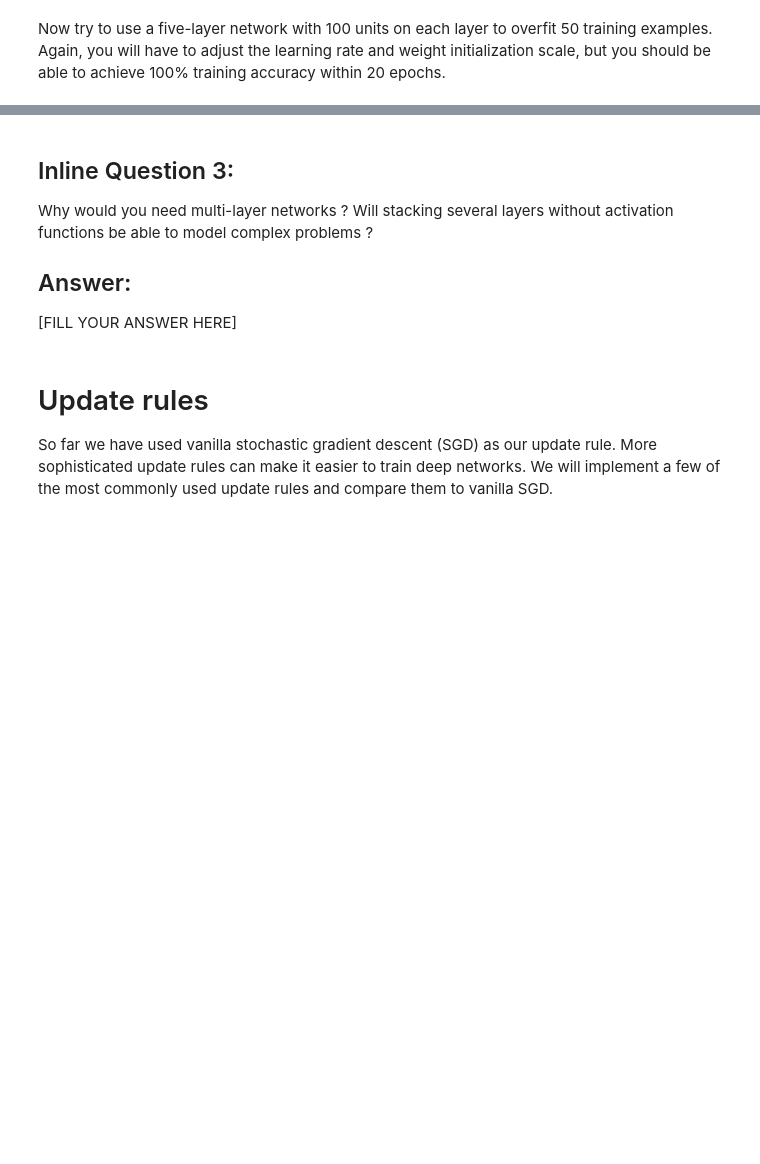
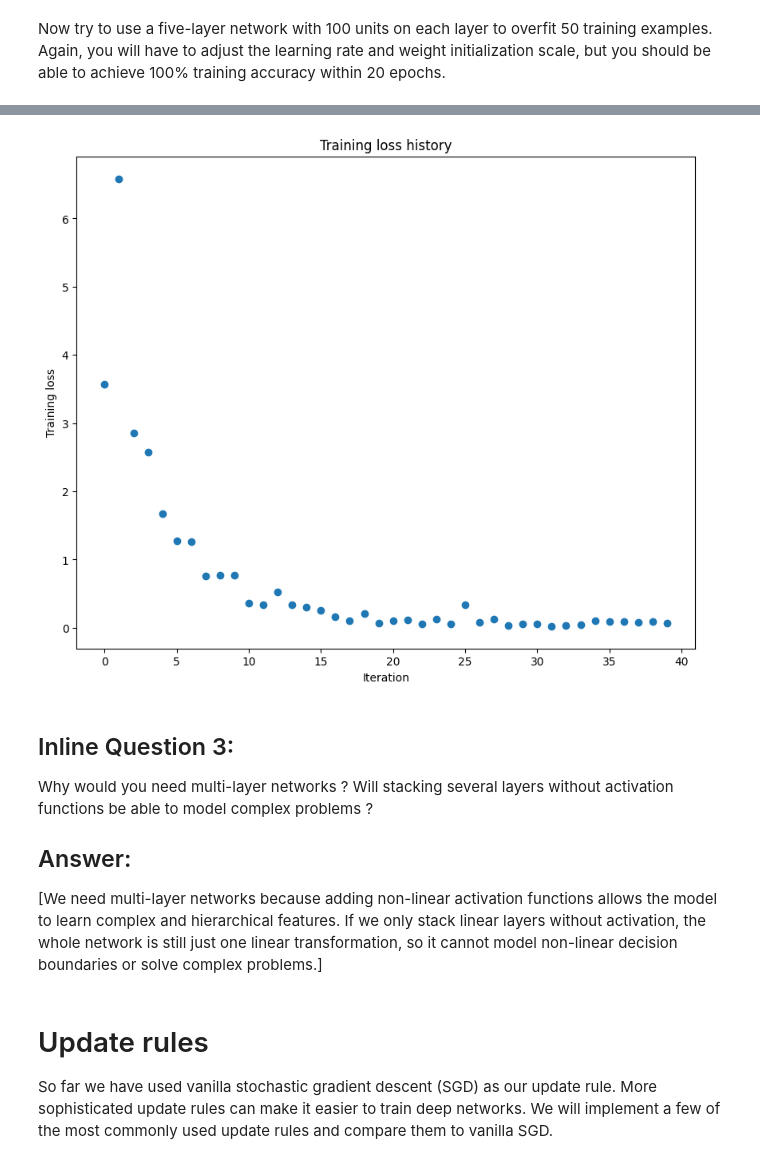
Before and after one commit to Lris00994/Lab1-Rui-Li, a Jupyter notebook: Q1-FCNetworks.ipynb, the cells around one changed output, grey strips where cells are left out. Drawn from its saved outputs; the diff is of its cells as text; code cells hidden in the pictures; blank space fills up the shorter version.

Commit message:
Q1: Add Solver and Initial loss + gradient check

```diff
--- a/Q1-FCNetworks.ipynb
+++ b/Q1-FCNetworks.ipynb
@@ -698,8 +737,8 @@ small_data = {
   'y_val': data['y_val'],
 }
 
-learning_rate = 2e-1  # Experiment with this!
-weight_scale = 1e-5   # Experiment with this!
+learning_rate = 1e-2  # Experiment with this!
+weight_scale = 5e-2   # Experiment with this!
 model = FullyConnectedNet([100, 100, 100, 100],
                 weight_scale=weight_scale, dtype=np.float64)
 solver = Solver(model, small_data,
@@ -716,3 +755,4 @@ plt.title('Training loss history')
 plt.xlabel('Iteration')
 plt.ylabel('Training loss')
 plt.show()
+# %% [output]
@@ -719,10 +776,11 @@ plt.show()
+[figure, added]
 # %% [markdown]
 ## Inline Question 3:
 Why would you need multi-layer networks ? Will stacking several layers without activation functions be able to model complex problems ?
 
 ## Answer:
 
-[FILL YOUR ANSWER HERE]
+[We need multi-layer networks because adding non-linear activation functions allows the model to learn complex and hierarchical features. If we only stack linear layers without activation, the whole network is still just one linear transformation, so it cannot model non-linear decision boundaries or solve complex problems.]
 # %% [markdown]
 # Update rules
 So far we have used vanilla stochastic gradient descent (SGD) as our update rule. More sophisticated update rules can make it easier to train deep networks. We will implement a few of the most commonly used update rules and compare them to vanilla SGD.
```
Also changed, not shown: parts of 7 cells of this notebook.
